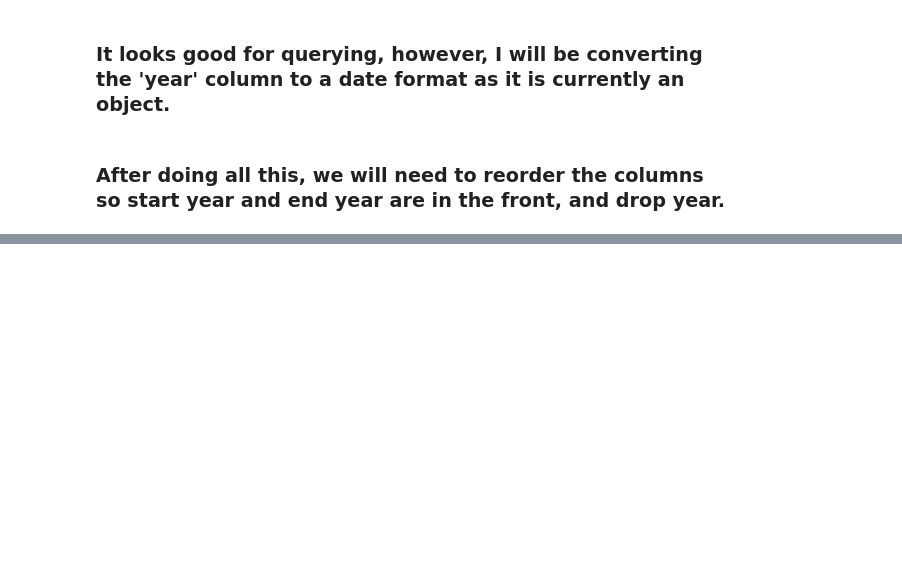
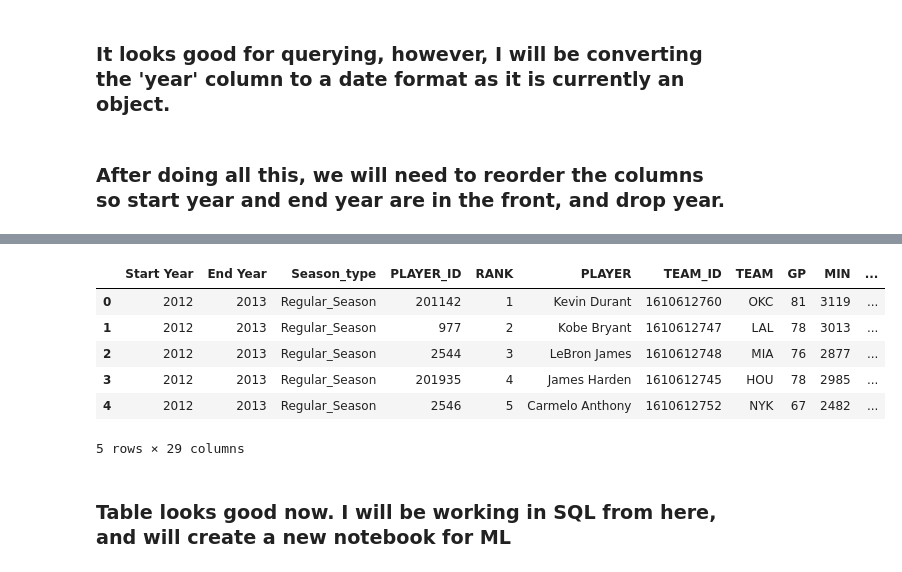
Before and after one commit to 17aabbas/NBA-Analysis, a Jupyter notebook: Data_Cleaning.ipynb, the cells around one changed output, grey strips where cells are left out. Drawn from its saved outputs; the diff is of its cells as text; code cells hidden in the pictures; blank space fills up the shorter version.

```diff
--- a/Data_Cleaning.ipynb
+++ b/Data_Cleaning.ipynb
@@ -201,0 +221,12 @@ Index(['Season_type', 'PLAYER_ID', 'RANK', 'PLAYER', 'TEAM_ID', 'TEAM', 'GP',
+# %%
+data_reg.head()
+# %% [output]
+|  | Start Year | End Year | Season_type | PLAYER_ID | RANK | PLAYER | TEAM_ID | TEAM | GP | MIN | ... |
+| 0 | 2012 | 2013 | Regular_Season | 201142 | 1 | Kevin Durant | 1610612760 | OKC | 81 | 3119 | ... |
+| 1 | 2012 | 2013 | Regular_Season | 977 | 2 | Kobe Bryant | 1610612747 | LAL | 78 | 3013 | ... |
+| 2 | 2012 | 2013 | Regular_Season | 2544 | 3 | LeBron James | 1610612748 | MIA | 76 | 2877 | ... |
+| 3 | 2012 | 2013 | Regular_Season | 201935 | 4 | James Harden | 1610612745 | HOU | 78 | 2985 | ... |
+| 4 | 2012 | 2013 | Regular_Season | 2546 | 5 | Carmelo Anthony | 1610612752 | NYK | 67 | 2482 | ... |
+5 rows × 29 columns
+# %% [markdown]
+### Table looks good now. I will be working in SQL from here, and will create a new notebook for ML
```
Also changed, not shown: parts of 7 cells of this notebook, 2 other files.
